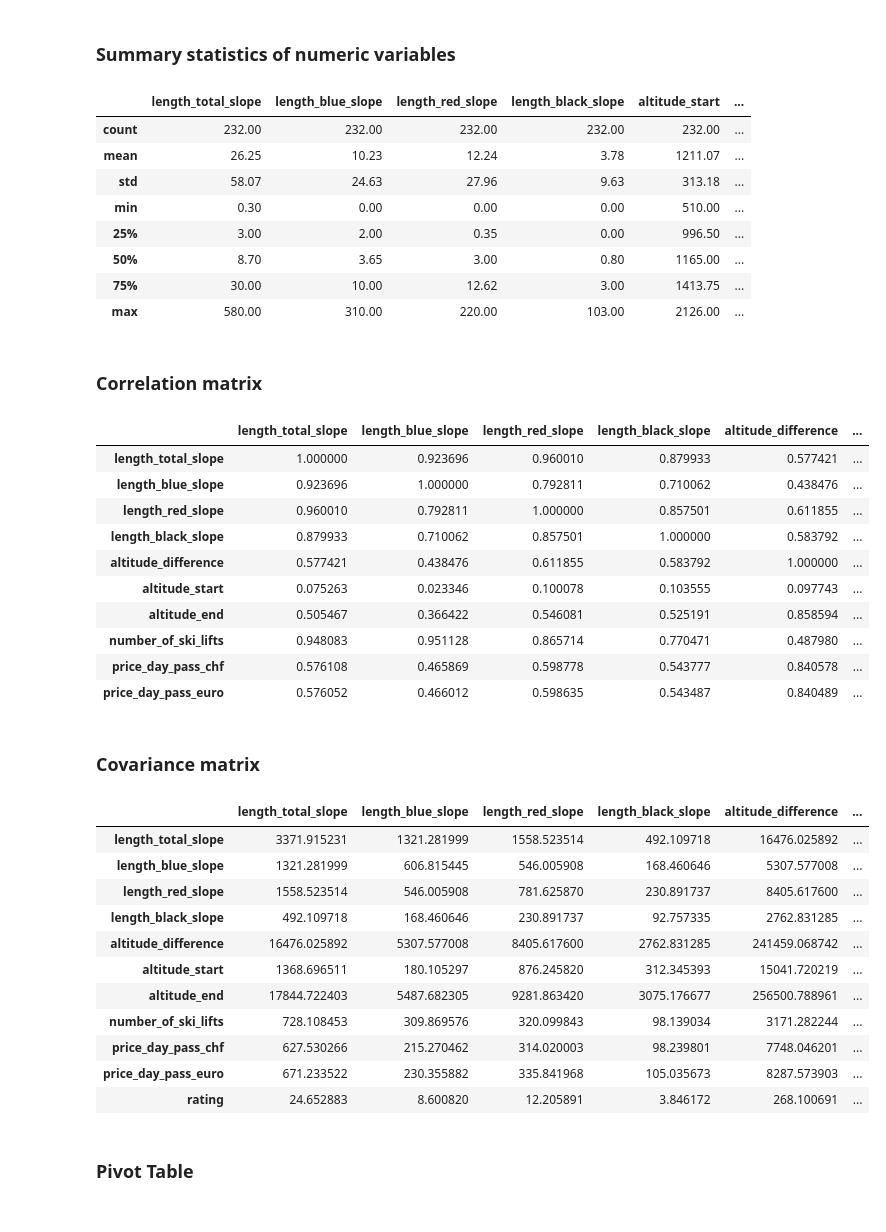
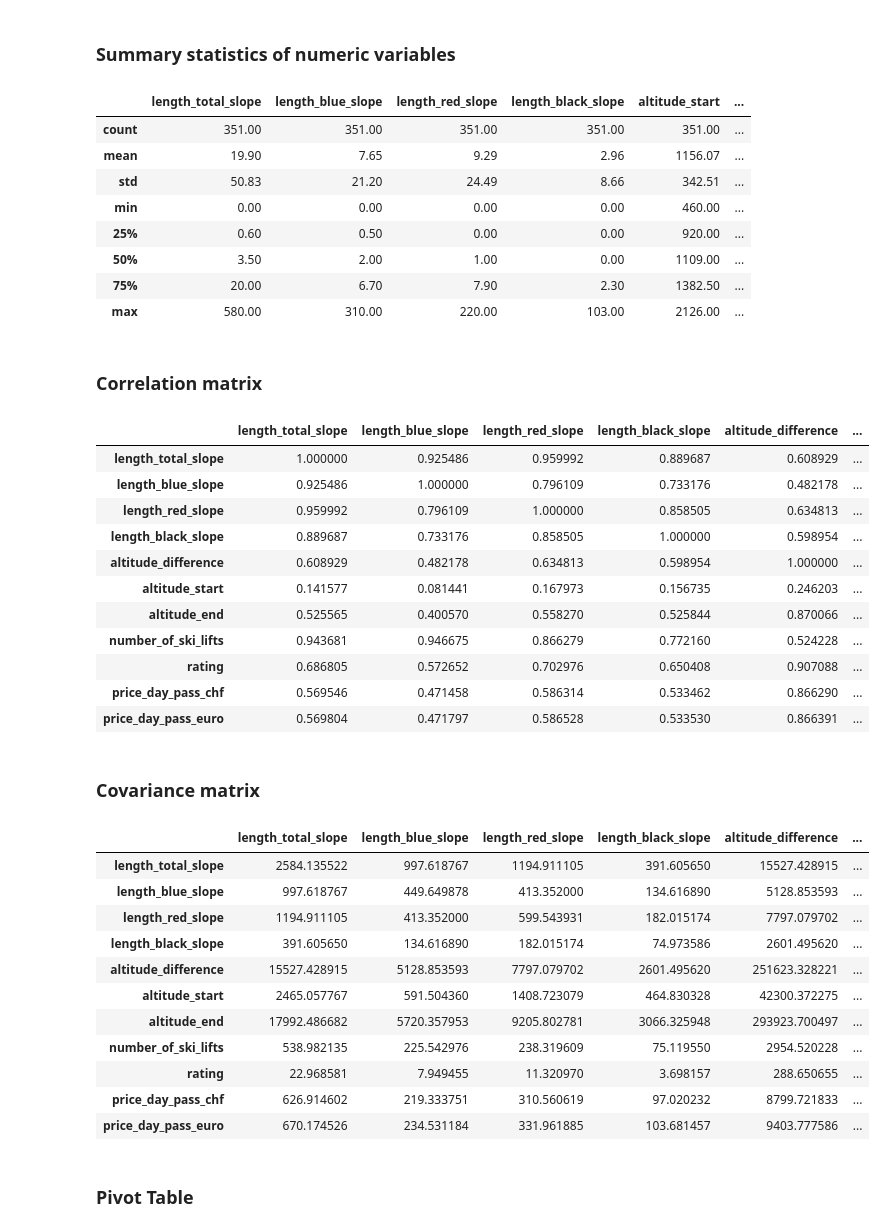
Before and after one commit to kuehnviv/arm_project, a Jupyter notebook: projekt_notebook.ipynb, the cells around one changed output. Drawn from its saved outputs; the diff is of its cells as text; code cells hidden in the pictures.

```diff
--- a/projekt_notebook.ipynb
+++ b/projekt_notebook.ipynb
@@ -239,20 +262,20 @@ dtype: object
 # %% [markdown]
 ## Store data in DB and get it from DB
 # %%
-# Create a SQLAlchemy engine to connect to the MySQL database
-engine = create_engine("mysql+mysqlconnector://arm:arm@localhost/db_arm")
-
 # Create data base
 conn = mysql.connector.connect(host="localhost",
                                user="arm",
                                password="arm",
                                database="db_arm")
 
-# Überprüfen, ob die Verbindung erfolgreich war
+# Check if connection is established
 if conn.is_connected():
     print("Verbindung erfolgreich hergestellt!")
 else:
     print("Verbindung fehlgeschlagen.")
+
+# If DB connection fails, use the following command in terminal to restart the MySQL server:
+# sudo service mysql start
 
 # Create cursor object to execute SQL commands
 cursor = conn.cursor()
@@ -271,12 +294,15 @@ cursor.execute('''CREATE TABLE IF NOT EXISTS
                               number_of_ski_lifts INT,
                               price_day_pass_chf FLOAT,
                               price_day_pass_euro FLOAT,
-                              rating VARCHAR(255),
+                              rating FLOAT,
                               lat FLOAT,
                               lon FLOAT,
                               canton VARCHAR(255))''')
 # Confirm changes to the table
 conn.commit()
+
+# Create a SQLAlchemy engine to connect to the MySQL database
+engine = create_engine("mysql+mysqlconnector://arm:arm@localhost/db_arm")
 
 # Convert the Pandas DataFrame to a format for MySQL table insertion
 df_skipass.to_sql('ski_pass_data',
@@ -287,7 +313,7 @@ df_skipass.to_sql('ski_pass_data',
 # Query the SQL-table
 query = ''' SELECT *
             FROM ski_pass_data
-            WHERE price_day_pass_chf >= 20 '''
+        '''
 
 df = pd.read_sql(query, con=engine)
 
@@ -302,13 +330,13 @@ conn.close()
 df.describe().round(2)
 # %% [output]
 |  | length_total_slope | length_blue_slope | length_red_slope | length_black_slope | altitude_start | ... |
-| count | 232.00 | 232.00 | 232.00 | 232.00 | 232.00 | ... |
-| mean | 26.25 | 10.23 | 12.24 | 3.78 | 1211.07 | ... |
-| std | 58.07 | 24.63 | 27.96 | 9.63 | 313.18 | ... |
-| min | 0.30 | 0.00 | 0.00 | 0.00 | 510.00 | ... |
-| 25% | 3.00 | 2.00 | 0.35 | 0.00 | 996.50 | ... |
-| 50% | 8.70 | 3.65 | 3.00 | 0.80 | 1165.00 | ... |
-| 75% | 30.00 | 10.00 | 12.62 | 3.00 | 1413.75 | ... |
+| count | 351.00 | 351.00 | 351.00 | 351.00 | 351.00 | ... |
+| mean | 19.90 | 7.65 | 9.29 | 2.96 | 1156.07 | ... |
+| std | 50.83 | 21.20 | 24.49 | 8.66 | 342.51 | ... |
+| min | 0.00 | 0.00 | 0.00 | 0.00 | 460.00 | ... |
+| 25% | 0.60 | 0.50 | 0.00 | 0.00 | 920.00 | ... |
+| 50% | 3.50 | 2.00 | 1.00 | 0.00 | 1109.00 | ... |
+| 75% | 20.00 | 6.70 | 7.90 | 2.30 | 1382.50 | ... |
 | max | 580.00 | 310.00 | 220.00 | 103.00 | 2126.00 | ... |
 # %% [markdown]
 ### Correlation matrix
@@ -321,48 +349,51 @@ corr = df[['length_total_slope',
             'altitude_start',
             'altitude_end',
             'number_of_ski_lifts',
+            'rating',
             'price_day_pass_chf',
             'price_day_pass_euro']].corr()
 corr
 # %% [output]
 |  | length_total_slope | length_blue_slope | length_red_slope | length_black_slope | altitude_difference | ... |
-| length_total_slope | 1.000000 | 0.923696 | 0.960010 | 0.879933 | 0.577421 | ... |
-| length_blue_slope | 0.923696 | 1.000000 | 0.792811 | 0.710062 | 0.438476 | ... |
-| length_red_slope | 0.960010 | 0.792811 | 1.000000 | 0.857501 | 0.611855 | ... |
-| length_black_slope | 0.879933 | 0.710062 | 0.857501 | 1.000000 | 0.583792 | ... |
-| altitude_difference | 0.577421 | 0.438476 | 0.611855 | 0.583792 | 1.000000 | ... |
-| altitude_start | 0.075263 | 0.023346 | 0.100078 | 0.103555 | 0.097743 | ... |
-| altitude_end | 0.505467 | 0.366422 | 0.546081 | 0.525191 | 0.858594 | ... |
-| number_of_ski_lifts | 0.948083 | 0.951128 | 0.865714 | 0.770471 | 0.487980 | ... |
-| price_day_pass_chf | 0.576108 | 0.465869 | 0.598778 | 0.543777 | 0.840578 | ... |
-| price_day_pass_euro | 0.576052 | 0.466012 | 0.598635 | 0.543487 | 0.840489 | ... |
+| length_total_slope | 1.000000 | 0.925486 | 0.959992 | 0.889687 | 0.608929 | ... |
+| length_blue_slope | 0.925486 | 1.000000 | 0.796109 | 0.733176 | 0.482178 | ... |
+| length_red_slope | 0.959992 | 0.796109 | 1.000000 | 0.858505 | 0.634813 | ... |
+| length_black_slope | 0.889687 | 0.733176 | 0.858505 | 1.000000 | 0.598954 | ... |
+| altitude_difference | 0.608929 | 0.482178 | 0.634813 | 0.598954 | 1.000000 | ... |
+| altitude_start | 0.141577 | 0.081441 | 0.167973 | 0.156735 | 0.246203 | ... |
+| altitude_end | 0.525565 | 0.400570 | 0.558270 | 0.525844 | 0.870066 | ... |
+| number_of_ski_lifts | 0.943681 | 0.946675 | 0.866279 | 0.772160 | 0.524228 | ... |
+| rating | 0.686805 | 0.572652 | 0.702976 | 0.650408 | 0.907088 | ... |
+| price_day_pass_chf | 0.569546 | 0.471458 | 0.586314 | 0.533462 | 0.866290 | ... |
+| price_day_pass_euro | 0.569804 | 0.471797 | 0.586528 | 0.533530 | 0.866391 | ... |
 # %% [markdown]
 ### Covariance matrix
 # %%
 cov = df[['length_total_slope',
           'length_blue_slope',
           'length_red_slope',
           'length_black_slope',
           'altitude_difference',
           'altitude_start',
           'altitude_end',
           'number_of_ski_lifts',
+          'rating',
           'price_day_pass_chf',
           'price_day_pass_euro']].cov()
 cov
 # %% [output]
 |  | length_total_slope | length_blue_slope | length_red_slope | length_black_slope | altitude_difference | ... |
-| length_total_slope | 3371.915231 | 1321.281999 | 1558.523514 | 492.109718 | 16476.025892 | ... |
-| length_blue_slope | 1321.281999 | 606.815445 | 546.005908 | 168.460646 | 5307.577008 | ... |
-| length_red_slope | 1558.523514 | 546.005908 | 781.625870 | 230.891737 | 8405.617600 | ... |
-| length_black_slope | 492.109718 | 168.460646 | 230.891737 | 92.757335 | 2762.831285 | ... |
-| altitude_difference | 16476.025892 | 5307.577008 | 8405.617600 | 2762.831285 | 241459.068742 | ... |
-| altitude_start | 1368.696511 | 180.105297 | 876.245820 | 312.345393 | 15041.720219 | ... |
-| altitude_end | 17844.722403 | 5487.682305 | 9281.863420 | 3075.176677 | 256500.788961 | ... |
-| number_of_ski_lifts | 728.108453 | 309.869576 | 320.099843 | 98.139034 | 3171.282244 | ... |
-| price_day_pass_chf | 627.530266 | 215.270462 | 314.020003 | 98.239801 | 7748.046201 | ... |
-| price_day_pass_euro | 671.233522 | 230.355882 | 335.841968 | 105.035673 | 8287.573903 | ... |
-| rating | 24.652883 | 8.600820 | 12.205891 | 3.846172 | 268.100691 | ... |
+| length_total_slope | 2584.135522 | 997.618767 | 1194.911105 | 391.605650 | 15527.428915 | ... |
+| length_blue_slope | 997.618767 | 449.649878 | 413.352000 | 134.616890 | 5128.853593 | ... |
+| length_red_slope | 1194.911105 | 413.352000 | 599.543931 | 182.015174 | 7797.079702 | ... |
+| length_black_slope | 391.605650 | 134.616890 | 182.015174 | 74.973586 | 2601.495620 | ... |
+| altitude_difference | 15527.428915 | 5128.853593 | 7797.079702 | 2601.495620 | 251623.328221 | ... |
+| altitude_start | 2465.057767 | 591.504360 | 1408.723079 | 464.830328 | 42300.372275 | ... |
+| altitude_end | 17992.486682 | 5720.357953 | 9205.802781 | 3066.325948 | 293923.700497 | ... |
+| number_of_ski_lifts | 538.982135 | 225.542976 | 238.319609 | 75.119550 | 2954.520228 | ... |
+| rating | 22.968581 | 7.949455 | 11.320970 | 3.698157 | 288.650655 | ... |
+| price_day_pass_chf | 626.914602 | 219.333751 | 310.560619 | 97.020232 | 8799.721833 | ... |
+| price_day_pass_euro | 670.174526 | 234.531184 | 331.961885 | 103.681457 | 9403.777586 | ... |
 # %% [markdown]
 ### Pivot Table
 # %%
```
Also changed, not shown: parts of 13 cells of this notebook.
